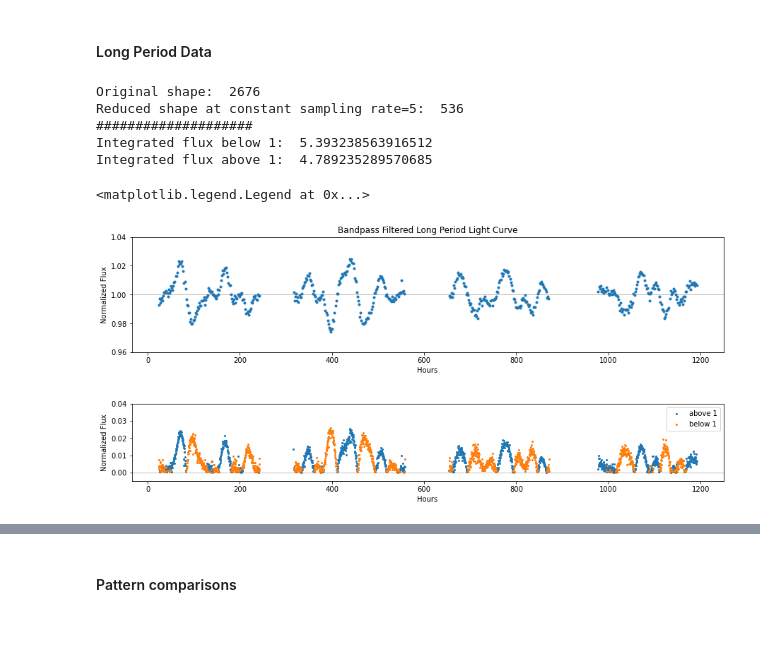
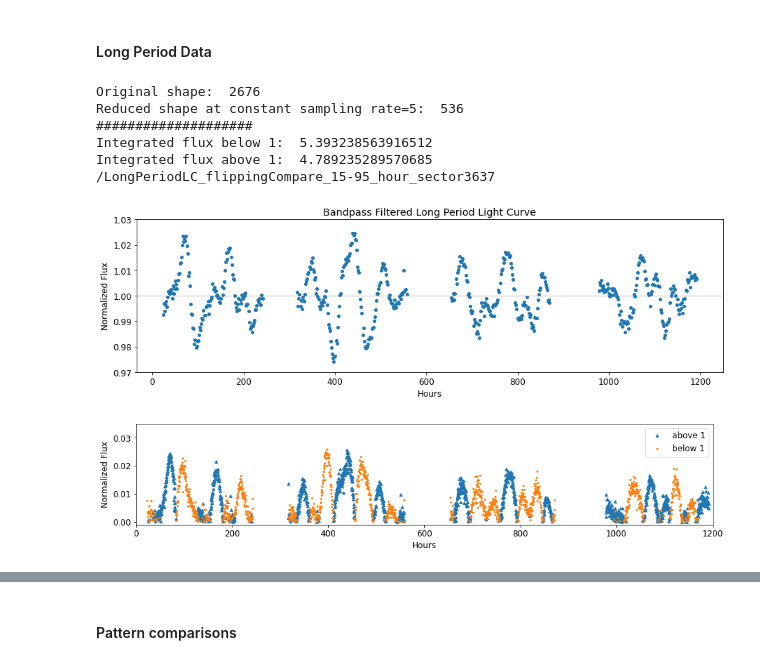
Before and after one commit to fudanguyen/aroma, a Jupyter notebook: AROMA_An_Exo_Rot_Mapping/notebooks/masterExplore_LongPeriodVariation-Copy1.ipynb, the cells around one changed output, grey strips where cells are left out. Saved outputs shown, nothing was run; the diff lists cells and outputs as text; code cells hidden in the pictures; blank space fills up the shorter version.

```diff
--- a/AROMA_An_Exo_Rot_Mapping/notebooks/masterExplore_LongPeriodVariation-Copy1.ipynb
+++ b/AROMA_An_Exo_Rot_Mapping/notebooks/masterExplore_LongPeriodVariation-Copy1.ipynb
@@ -90,50 +79,67 @@ def: powerfuncsingle(hpp,amp1,shift1)
 # %% [markdown]
 #### Long Period Data
 # %%
+# %matplotlib widget
+%matplotlib inline
+
+import matplotlib
+matplotlib.rcParams.update({'font.size': 12})
+
+## Saving
+save = True
+# save = False
+
 data_path = "~/Documents/GitHub/aroma/AROMA_An_Exo_Rot_Mapping/data/processed/longPeriod_FourierBandpassFILTER-window15-95_hour.txt"
+time_info = data_path[-14:-4]
 dataRaw = pd.read_csv(data_path, skiprows=1, names=['time', 'flux'], delimiter='\t')
 plotPath = join(homedir, 'plots')
 
 data = dataRaw.copy() # full light curve
 fit_dir = join(homedir,'notebooks', 'periodSineFit_metadata')
 
 # Constant rate sampling: sample data at every point i=rate (ie. skip 10 data point between next data)
 rate=5
 data = data[::rate]
 
 time, lc = data.time, data.flux
 # segments = [(30,80), (80,130), (130,180), (180,230)]
 segments = [(0, 250), (310, 570), (630, 890), (960, 1200)]
 plt.close('all')
 
 print('Original shape: ', dataRaw.time.size)
 print('Reduced shape at constant sampling rate=%i: '%rate, data.time.size)
 
 above = dataRaw[dataRaw.flux>=1]
 below = dataRaw[dataRaw.flux<1]
 print('####################\nIntegrated flux below 1: ', np.trapz(x=below.time, y=-below.flux+1))
 print('Integrated flux above 1: ', np.trapz(x=above.time, y=above.flux-1))
 
-# %matplotlib widget
-%matplotlib inline
+# plot filtered LC
+plt.figure(figsize=(15, 4))
+plt.axhline(y=1, xmin=0, xmax=1200, lw=0.5, c='k', alpha=0.5)
+plt.plot(time, lc, ls='', marker='o', ms=4.0)
+plt.xlabel('Hours'), plt.ylabel('Normalized Flux'), plt.title("Bandpass Filtered Long Period Light Curve"), plt.ylim((0.97, 1.03))
 
-plt.figure(figsize=(15, 3))
-plt.axhline(y=1, xmin=0, xmax=1200, lw=0.5, c='k', alpha=0.5)
-plt.plot(time, lc, ls='', marker='o', ms=3.0)
-plt.xlabel('Hours'), plt.ylabel('Normalized Flux'), plt.title("Bandpass Filtered Long Period Light Curve"), plt.ylim((0.96, 1.04))
+# plot flipping plot
+f, ax = plt.subplots(figsize=(15, 2.7))
+ax.set_ylim((-0.001,0.035)), ax.axhline(y=0, xmin=0, xmax=1200, lw=0.2, ls='--', c='k', alpha=0.2)
+ax.set_xlim((0,1200))
+ax.set_xlabel('Hours'), ax.set_ylabel('Normalized Flux')
+ax.plot(above.time, above.flux-1, ls='', marker='^', ms=4.0, label='above 1')
+ax.plot(below.time, -below.flux+1, ls='', marker='.', ms=4.0, label='below 1')
+ax.legend()
 
-plt.figure(figsize=(15, 2))
-plt.xlabel('Hours'), plt.ylabel('Normalized Flux')#, plt.title("Bandpass Filtered Long Period Light Curve"), #plt.ylim((0.96, 1.04))
-plt.plot(above.time, above.flux-1, ls='', marker='o', ms=2.0, label='above 1')
-plt.plot(below.time, -below.flux+1, ls='', marker='o', ms=2.0, label='below 1')
-plt.ylim((-0.005,0.04)), plt.axhline(y=0, xmin=0, xmax=1200, lw=0.5, c='k', alpha=0.5)
-plt.legend()
+if save:
+    plotOut = plotPath + '/LongPeriodLC_flippingCompare_%s_sector3637'%time_info
+    print('/LongPeriodLC_flippingCompare_%s_sector3637'%time_info)
+    f.savefig(plotOut+'.pdf', dpi=300, format='pdf', bbox_inches = 'tight')
+    f.savefig(plotOut+'.png', dpi=300, format='png', bbox_inches = 'tight')
 # %% [output]
 Original shape:  2676
 Reduced shape at constant sampling rate=5:  536
 ####################
 Integrated flux below 1:  5.393238563916512
 Integrated flux above 1:  4.789235289570685
+/LongPeriodLC_flippingCompare_15-95_hour_sector3637
-<matplotlib.legend.Legend at 0x...>
-[figure, old version]
+[figure, new version]
-[figure, old version]
+[figure, new version]
```
Also changed, not shown: parts of 3 cells of this notebook, 15 other files.
